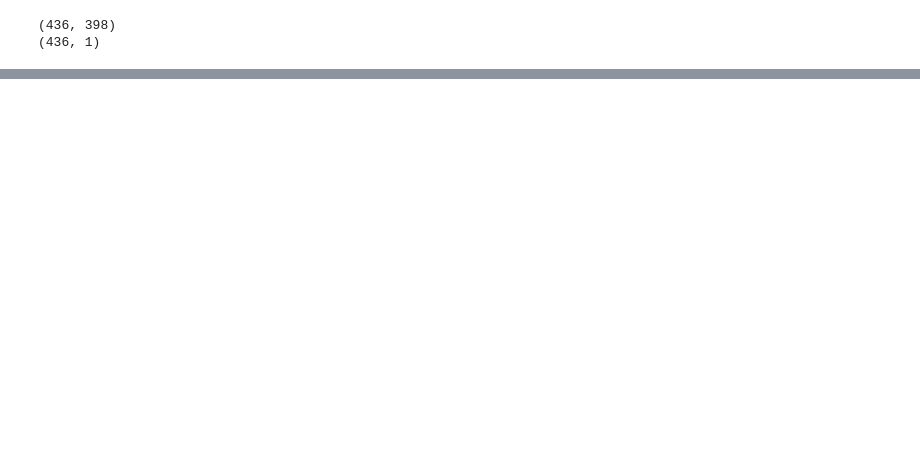
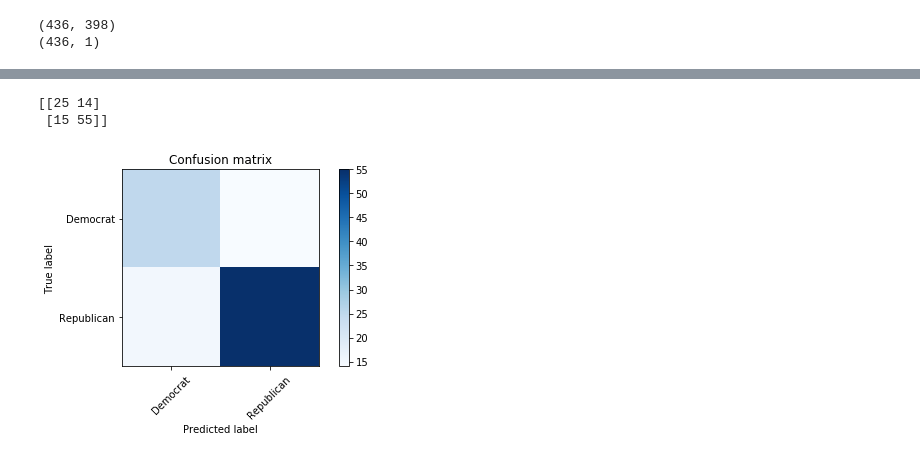
Before and after one commit to randallpl/Election_Predictor_CSC180, a Jupyter notebook: csc180fproj.ipynb, the cells around one changed output, grey strips where cells are left out. Cells and saved outputs as stored; diff of their text form; code cells hidden in the pictures; blank space fills up the shorter version.

```diff
--- a/csc180fproj.ipynb
+++ b/csc180fproj.ipynb
@@ -917,0 +899,13 @@ Intercept: 4838.46142578125
+# %%
+cytrue = np.round(cytest)
+cp = np.round(cpred)
+accuracy = metrics.accuracy_score(cytrue,cp)
+print("Accuracy score: {}".format(accuracy))
+prec = metrics.precision_score(cytrue, cp, average="weighted")
+print("Precision score: {}".format(prec))
+recall = metrics.recall_score(cytrue, cp, average="weighted")
+print("Recall score: {}".format(recall))
+f1 = metrics.f1_score(cytrue, cp, average="weighted")
+print("F1 score: {}".format(f1))
+print("\n\t\t\tCLASSIFICATION REPORT\n")
+print(metrics.classification_report(cytrue, cp))
@@ -917,0 +928,10 @@ Intercept: 4838.46142578125
+# %%
+ccm = confusion_matrix(cytrue, cp)
+print(ccm)
+plt.figure()
+plot_confusion_matrix(ccm, ['Democrat','Republican'])
+plt.show()
+# %% [output]
+[[25 14]
+ [15 55]]
+[figure, added]
```
Also changed, not shown: parts of 40 cells of this notebook.
